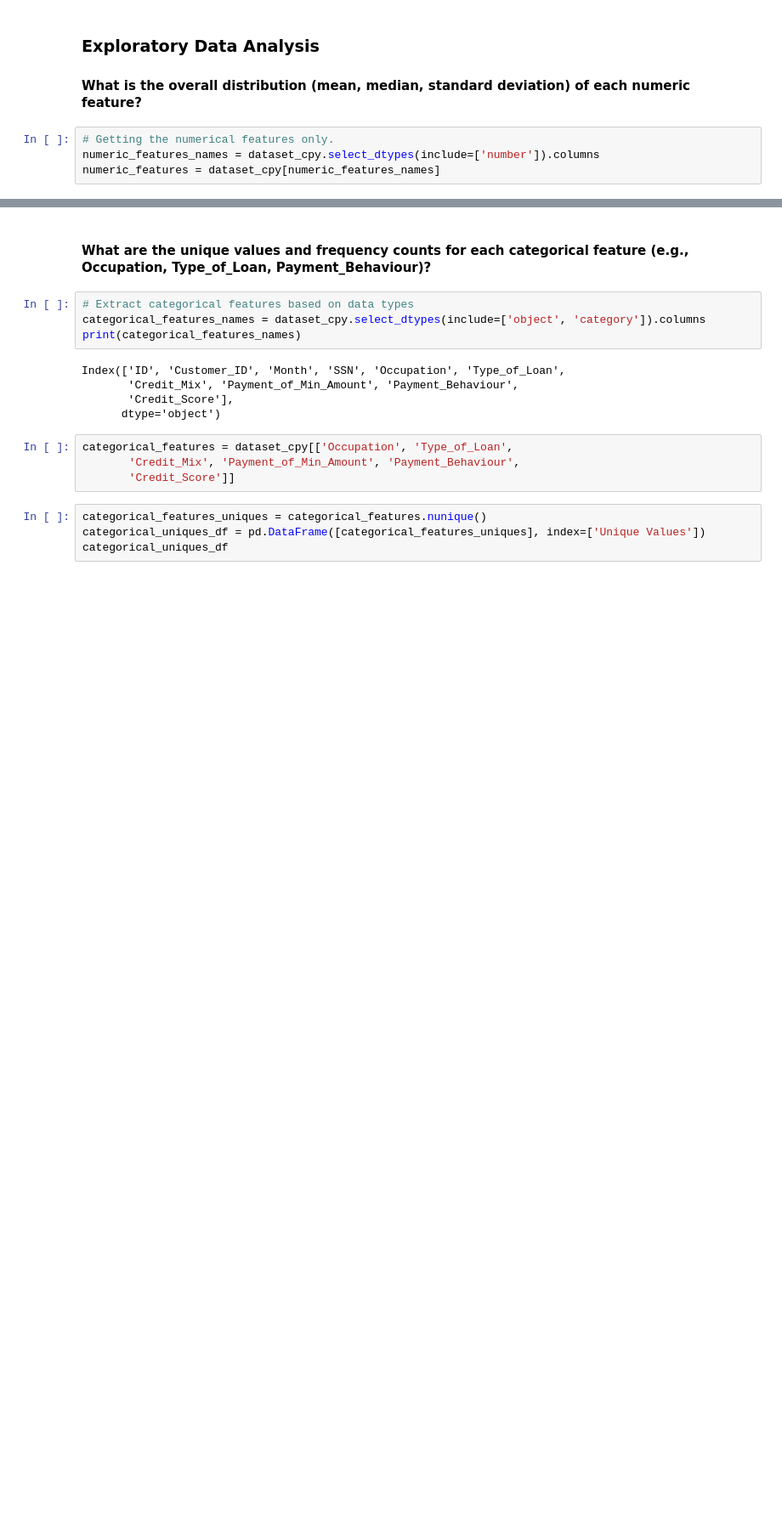
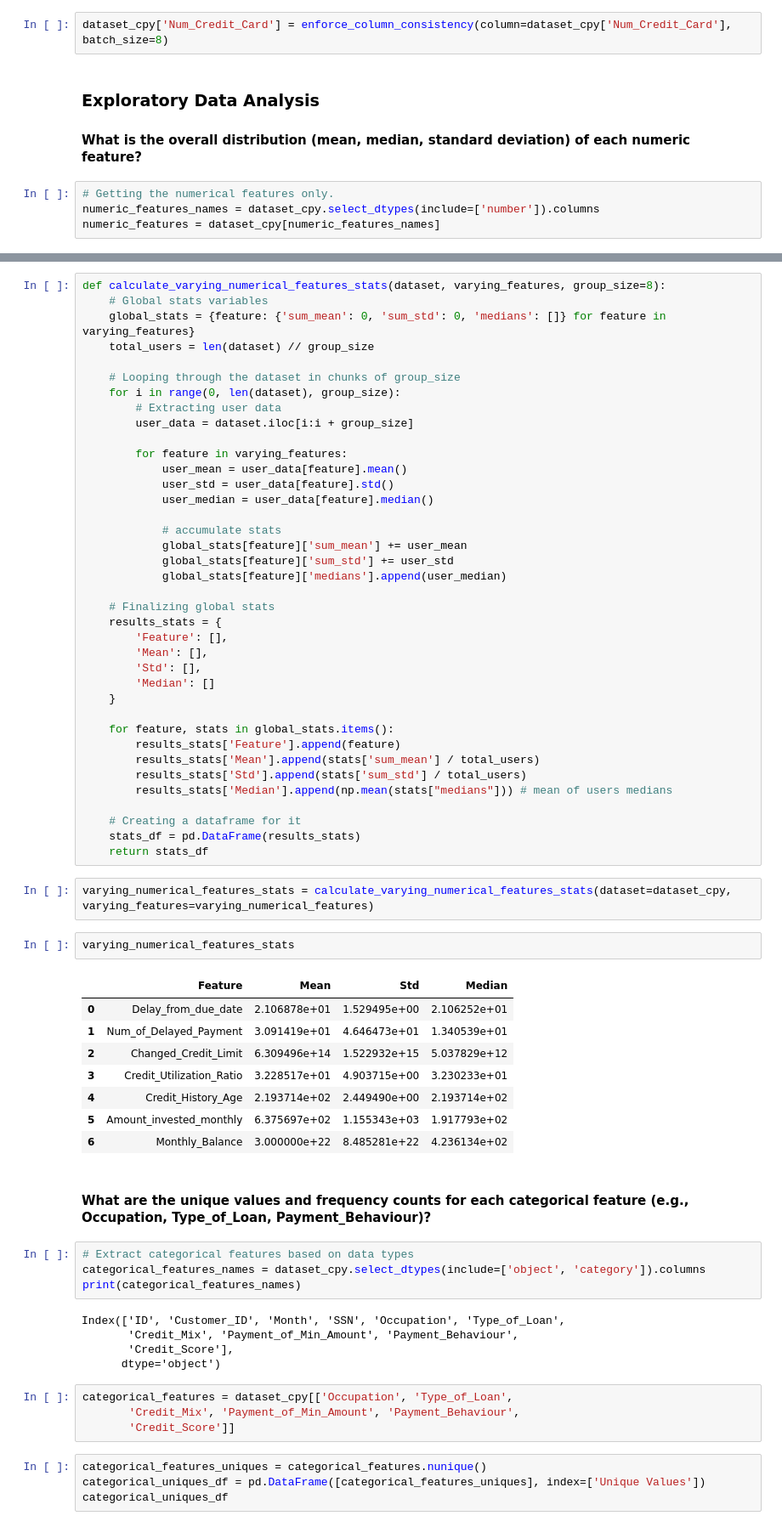
Before and after one commit to Darknight47/Data-Science-Projects-03, a Jupyter notebook: Credit_Scoring_Segmentation.ipynb, the cells around one changed output, grey strips where cells are left out. Shown at 85% size. Cells and saved outputs as stored; diff of their text form; blank space fills up the shorter version.

Commit message:
calculate varying numerical features stats

```diff
--- a/Credit_Scoring_Segmentation.ipynb
+++ b/Credit_Scoring_Segmentation.ipynb
@@ -306,3 +308,5 @@ dataset_cpy['Outstanding_Debt'] = pd.to_numeric(dataset_cpy['Outstanding_Debt'],
+# %%
+dataset_cpy['Num_Credit_Card'] = enforce_column_consistency(column=dataset_cpy['Num_Credit_Card'], batch_size=8)
 # %% [markdown]
 ### Exploratory Data Analysis
 #### What is the overall distribution (mean, median, standard deviation) of each numeric feature?
@@ -340,3 +322,54 @@ stats_df
+# %%
+def calculate_varying_numerical_features_stats(dataset, varying_features, group_size=8):
+    # Global stats variables
+    global_stats = {feature: {'sum_mean': 0, 'sum_std': 0, 'medians': []} for feature in varying_features}
+    total_users = len(dataset) // group_size
+
+    # Looping through the dataset in chunks of group_size
+    for i in range(0, len(dataset), group_size):
+        # Extracting user data
+        user_data = dataset.iloc[i:i + group_size]
+
+        for feature in varying_features:
+            user_mean = user_data[feature].mean()
+            user_std = user_data[feature].std()
+            user_median = user_data[feature].median()
+
+            # accumulate stats
+            global_stats[feature]['sum_mean'] += user_mean
+            global_stats[feature]['sum_std'] += user_std
+            global_stats[feature]['medians'].append(user_median)
+
+    # Finalizing global stats
+    results_stats = {
+        'Feature': [],
+        'Mean': [],
+        'Std': [],
+        'Median': []
+    }
+
+    for feature, stats in global_stats.items():
+        results_stats['Feature'].append(feature)
+        results_stats['Mean'].append(stats['sum_mean'] / total_users)
+        results_stats['Std'].append(stats['sum_std'] / total_users)
+        results_stats['Median'].append(np.mean(stats["medians"])) # mean of users medians
+
+    # Creating a dataframe for it
+    stats_df = pd.DataFrame(results_stats)
+    return stats_df
+# %%
+varying_numerical_features_stats = calculate_varying_numerical_features_stats(dataset=dataset_cpy, varying_features=varying_numerical_features)
+# %%
+varying_numerical_features_stats
+# %% [output]
+|  | Feature | Mean | Std | Median |
+| 0 | Delay_from_due_date | 2.106878e+01 | 1.529495e+00 | 2.106252e+01 |
+| 1 | Num_of_Delayed_Payment | 3.091419e+01 | 4.646473e+01 | 1.340539e+01 |
+| 2 | Changed_Credit_Limit | 6.309496e+14 | 1.522932e+15 | 5.037829e+12 |
+| 3 | Credit_Utilization_Ratio | 3.228517e+01 | 4.903715e+00 | 3.230233e+01 |
+| 4 | Credit_History_Age | 2.193714e+02 | 2.449490e+00 | 2.193714e+02 |
+| 5 | Amount_invested_monthly | 6.375697e+02 | 1.155343e+03 | 1.917793e+02 |
+| 6 | Monthly_Balance | 3.000000e+22 | 8.485281e+22 | 4.236134e+02 |
 # %% [markdown]
 #### What are the unique values and frequency counts for each categorical feature (e.g., Occupation, Type_of_Loan, Payment_Behaviour)?
 # %%
```
Also changed, not shown: parts of 4 cells of this notebook.
